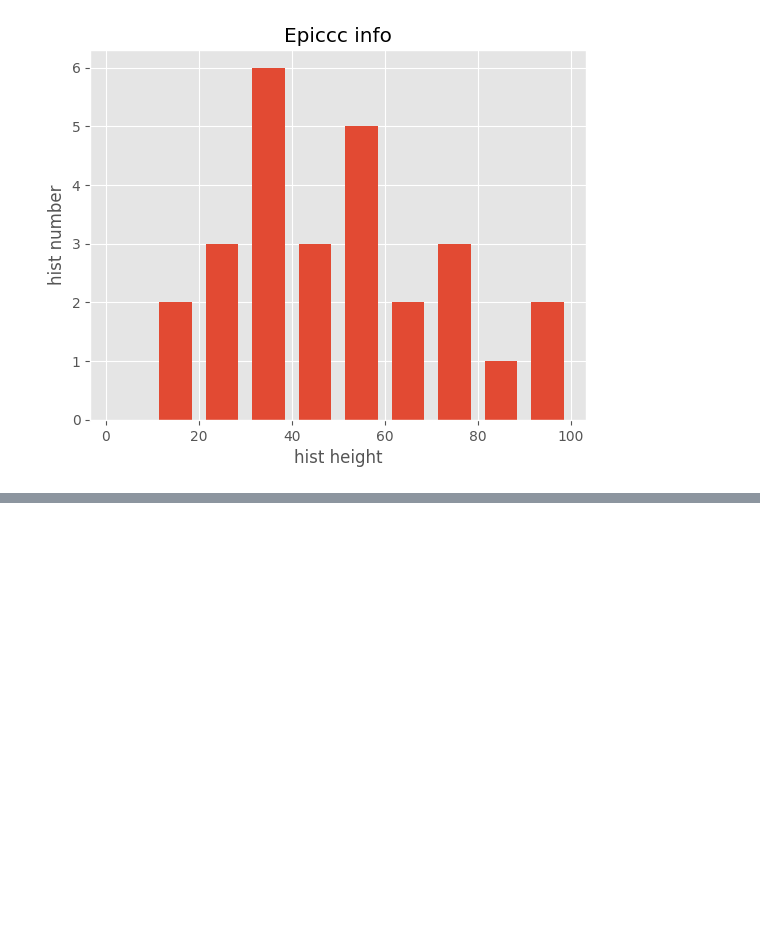
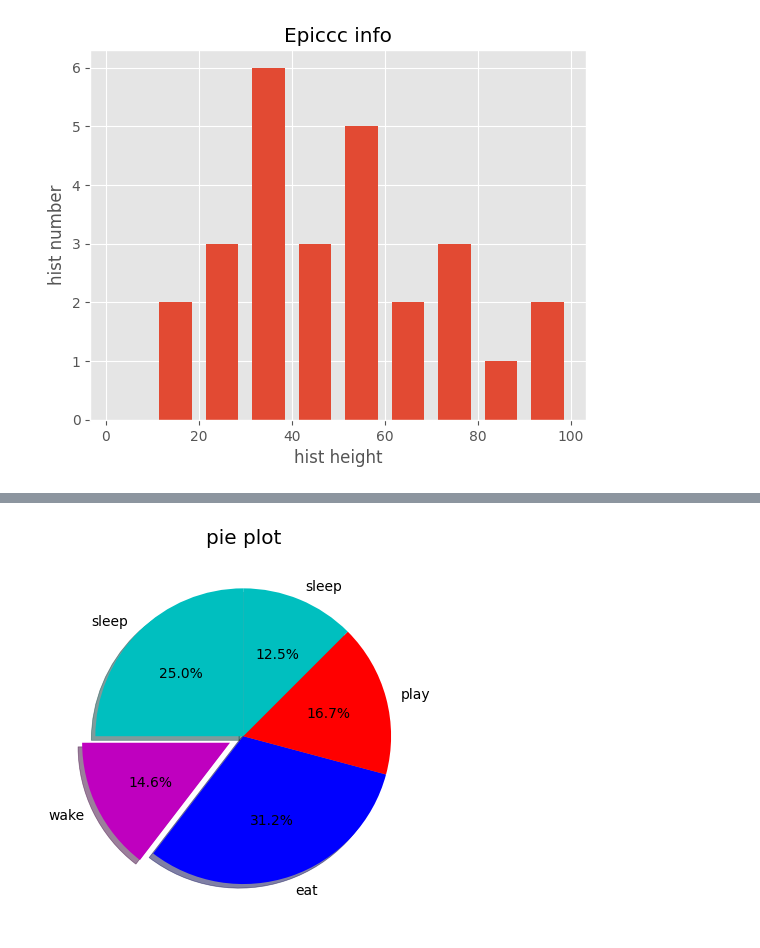
Before and after one commit to Hridayansh018/MatplotLib, a Jupyter notebook: tutorial.ipynb, the cells around one changed output, grey strips where cells are left out. Saved outputs shown, nothing was run; the diff lists cells and outputs as text; code cells hidden in the pictures; blank space fills up the shorter version.

```diff
--- a/tutorial.ipynb
+++ b/tutorial.ipynb
@@ -79,0 +100,9 @@ plt.show()
+# %%
+slices = [12,7,15,8,6]
+activs = ['sleep','wake','eat','play','sleep']
+cols = ['c','m','b','r']
+plt.pie(slices, labels=activs, colors=cols, startangle=90, shadow=True, explode=(0, 0.1, 0, 0, 0), autopct='%1.1f%%')
+plt.title('pie plot')
+plt.show()
+# %% [output]
+[figure, added]
```
Also changed, not shown: parts of 2 cells of this notebook.
